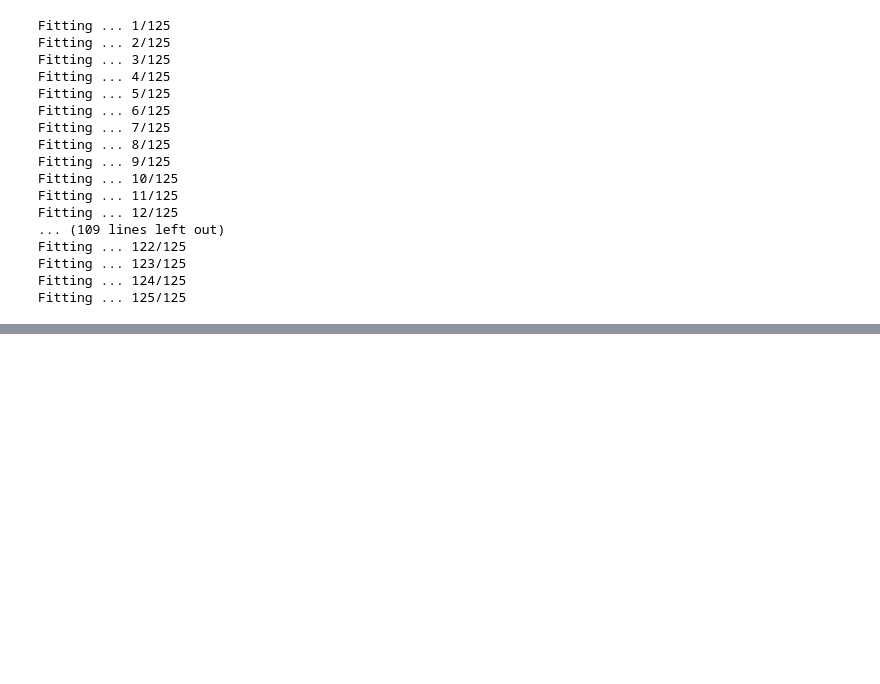
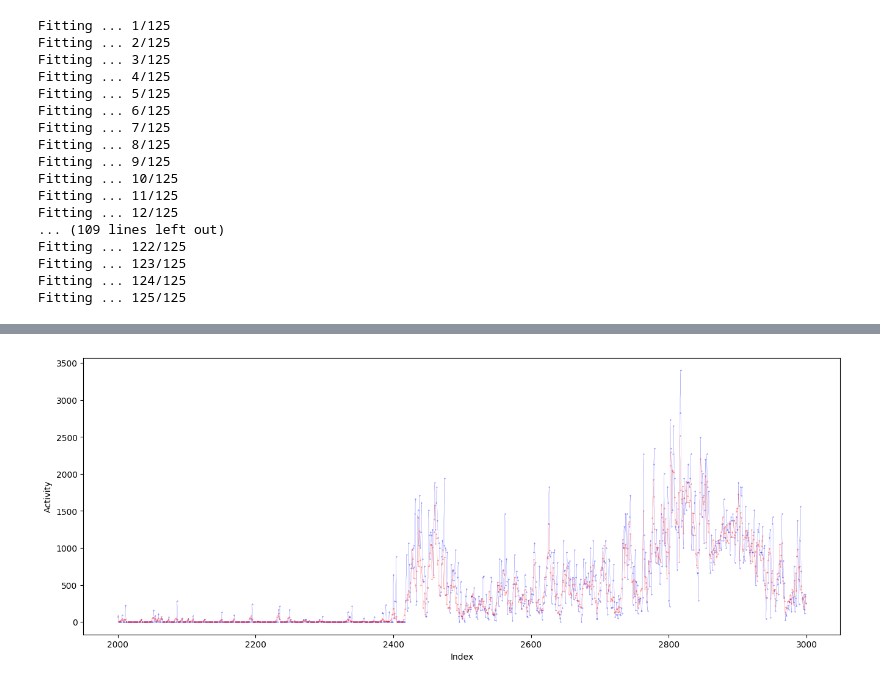
Before and after one commit to krisroi/TT23_miniproject, a Jupyter notebook: TT23_Mini_project.ipynb, the cells around one changed output, grey strips where cells are left out. Drawn from its saved outputs; the diff is of its cells as text; code cells hidden in the pictures; blank space fills up the shorter version.

```diff
--- a/TT23_Mini_project.ipynb
+++ b/TT23_Mini_project.ipynb
@@ -124,0 +157,12 @@ plt.show()
+# %%
+# Plotting 1000 samples of the dataseries and prediction
+
+plt.figure(num=1, figsize=(16, 6), dpi=100, facecolor='w', edgecolor='b')
+plt.plot(index[2000:3000], activity[2000:3000], marker='.', color='b', linewidth='0.1', markersize=0.5)
+plt.plot(index_y[1750:2750], yhat[1750:2750], marker='.', color='r', linewidth='0.1', markersize=0.5)
+plt.xlabel('Index')
+plt.ylabel('Activity')
+plt.savefig('fig_1000.eps', format='eps')
+plt.show()
+# %% [output]
+[figure, added]
```
Also changed, not shown: parts of 11 cells of this notebook.
